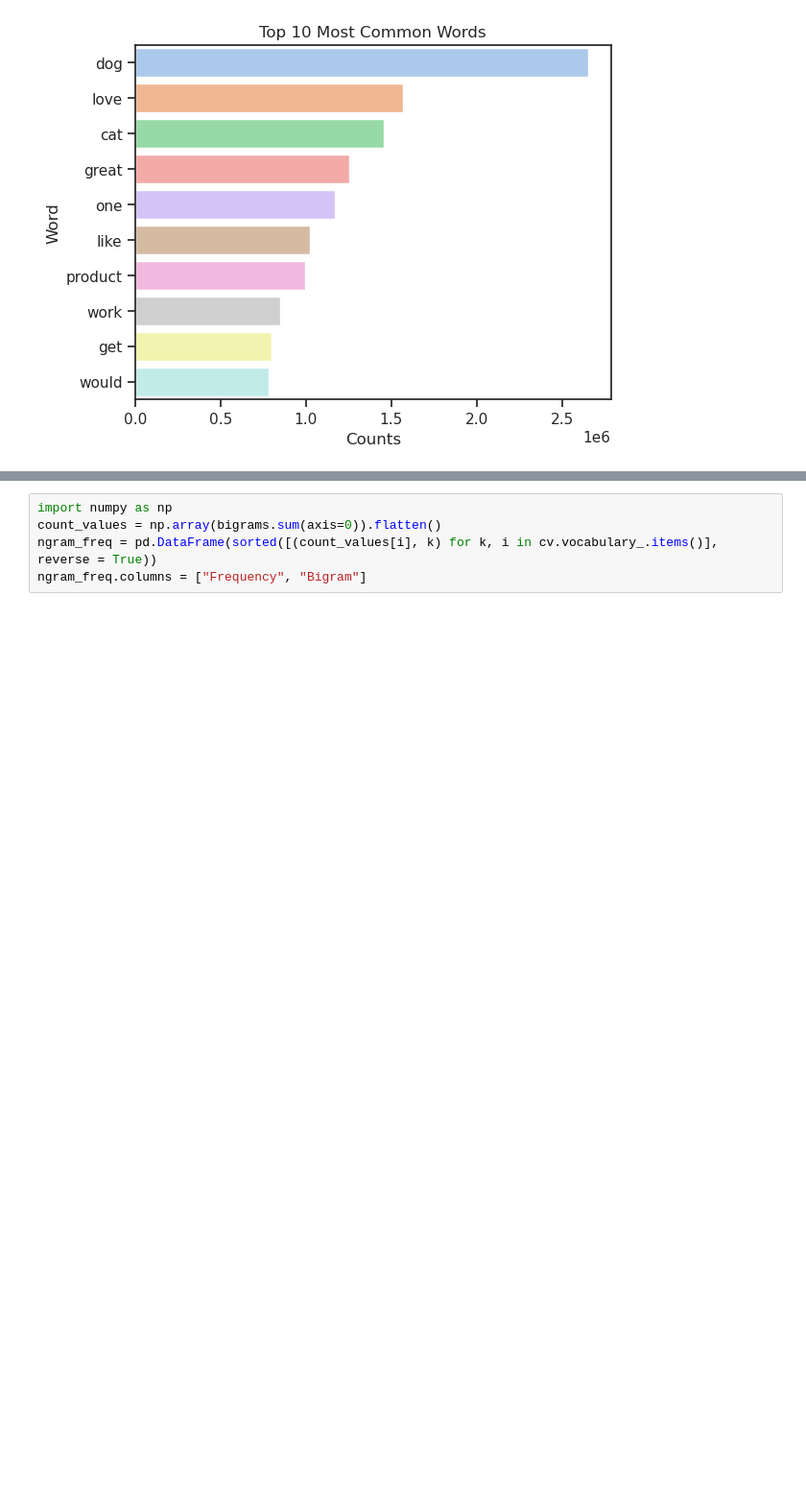
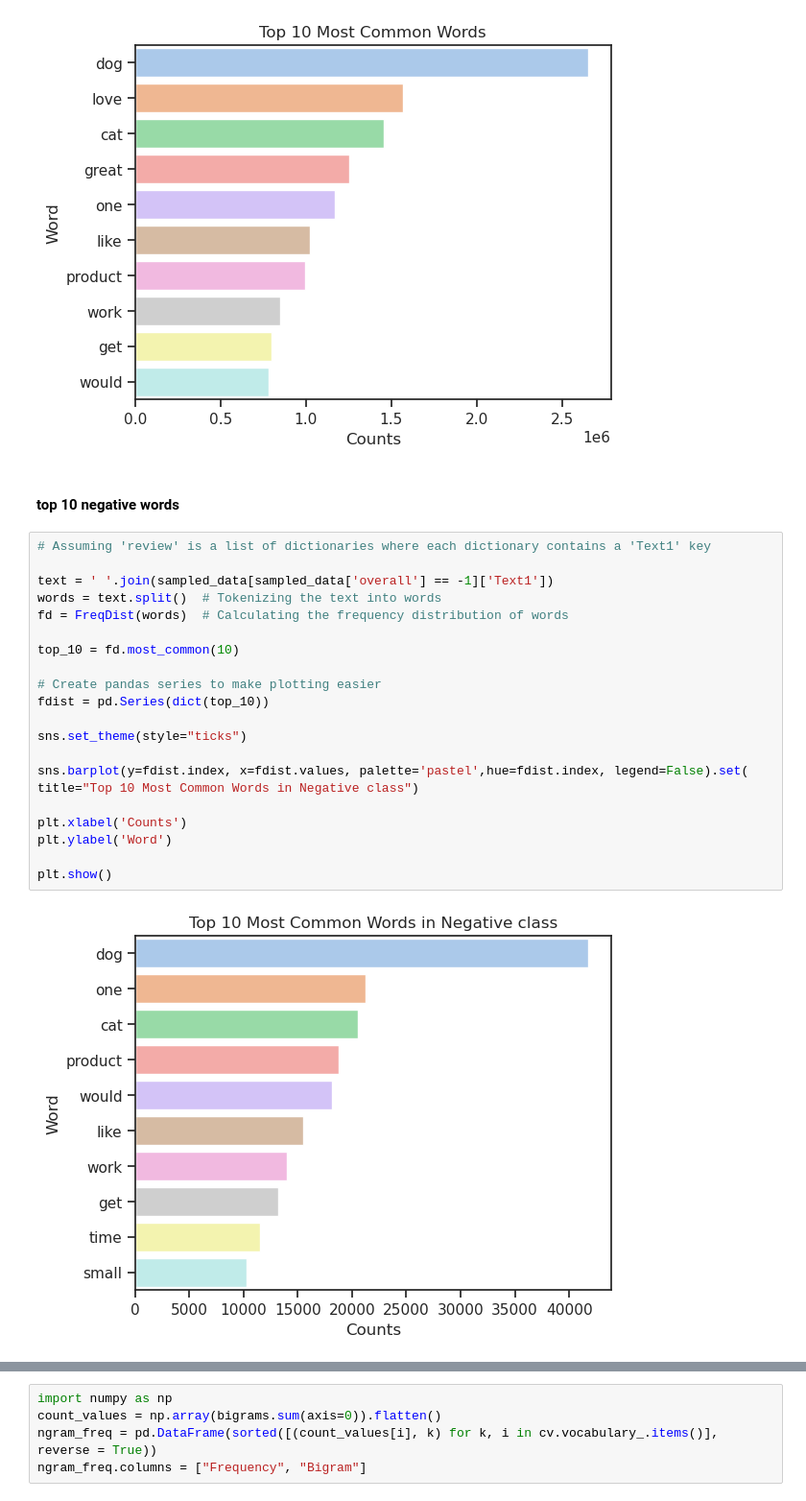
Before and after one commit to acmkc/NLP_Final_Individual_Project, a Jupyter notebook: Code/final.ipynb, the cells around one changed output, grey strips where cells are left out. Shown at 96% size. Cells and saved outputs as stored; diff of their text form; blank space fills up the shorter version.

```diff
--- a/Code/final.ipynb
+++ b/Code/final.ipynb
@@ -148,6 +150,30 @@ plt.ylabel('Word')
 plt.show()
 # %% [output]
 [figure]
+# %% [markdown]
+#### top 10 negative words
+# %%
+# Assuming 'review' is a list of dictionaries where each dictionary contains a 'Text1' key
+
+text = ' '.join(sampled_data[sampled_data['overall'] == -1]['Text1'])
+words = text.split()  # Tokenizing the text into words
+fd = FreqDist(words)  # Calculating the frequency distribution of words
+
+top_10 = fd.most_common(10)
+
+# Create pandas series to make plotting easier
+fdist = pd.Series(dict(top_10))
+
+sns.set_theme(style="ticks")
+
+sns.barplot(y=fdist.index, x=fdist.values, palette='pastel',hue=fdist.index, legend=False).set( title="Top 10 Most Common Words in Negative class")
+
+plt.xlabel('Counts')
+plt.ylabel('Word')
+
+plt.show()
+# %% [output]
+[figure, added]
 # %%
 from sklearn.feature_extraction.text import CountVectorizer
 
```
Also changed, not shown: parts of 7 cells of this notebook.
